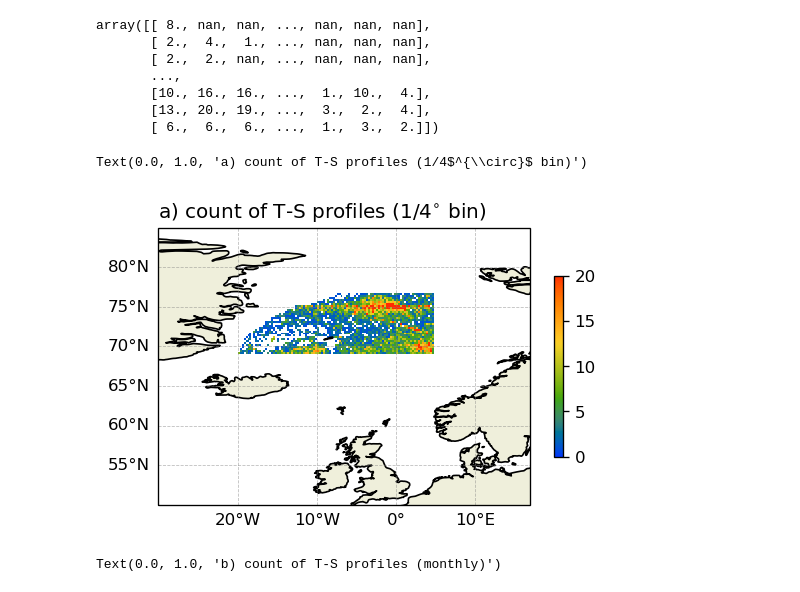
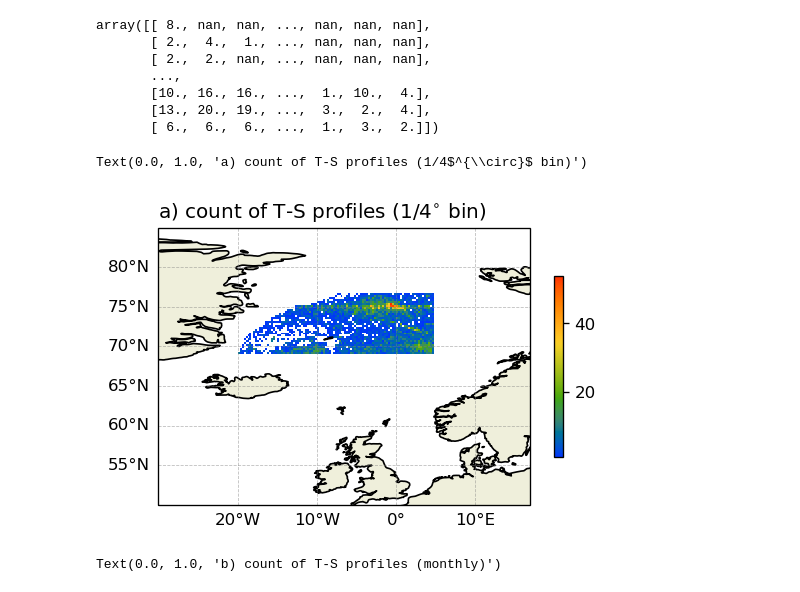
Before and after one commit to euroargodev/OSnet, a Jupyter notebook: Fig_profiles_count.ipynb, the cells around one changed output. Cells and saved outputs as stored; diff of their text form; code cells hidden in the pictures.

```diff
--- a/Fig_profiles_count.ipynb
+++ b/Fig_profiles_count.ipynb
@@ -94,17 +94,17 @@ array([[ 8., nan, nan, ..., nan, nan, nan],
 # %%
 cm = cc.cm["rainbow"]
 fig, ax = plt.subplots(nrows=1, ncols=1, figsize=(5,5), dpi=120, facecolor='w', edgecolor='k', subplot_kw=subplot_kw)
-cf = ax.pcolormesh(np.arange(-20, 5, 0.25), np.arange(69, 77, 0.25), count.T, cmap = cm, vmin = 0,vmax = 20,shading='auto')
+cf = ax.pcolormesh(np.arange(-20, 5, 0.25), np.arange(69, 77, 0.25), count.T, cmap = cm, shading='auto')
 ax.add_feature(land_feature, edgecolor='black')
 gl = ax.gridlines(draw_labels=True, dms=True, x_inline=False, y_inline=False,linewidth=.5, color='gray', alpha=0.5, linestyle='--')
 gl.top_labels = False
 gl.right_labels = False
 fig.colorbar(cf, ax=ax,shrink=.4)
 ax.set_title('a) count of T-S profiles (1/4$^{\circ}$ bin)',loc = 'left')
 #ds_bat['bathymetry'].plot.contour(**kw,ax = ax)
 # %% [output]
 Text(0.0, 1.0, 'a) count of T-S profiles (1/4$^{\\circ}$ bin)')
-[figure, old version]
+[figure, new version]
 # %%
 fig, ax = plt.subplots(nrows=1, ncols=1, figsize=(4,2.3), dpi=120, facecolor='w', edgecolor='k')
 sc = sns.histplot(ds_cora.TIME,ax = ax,bins = 329,color = 'grey')
```
Also changed, not shown: 4 other files.
